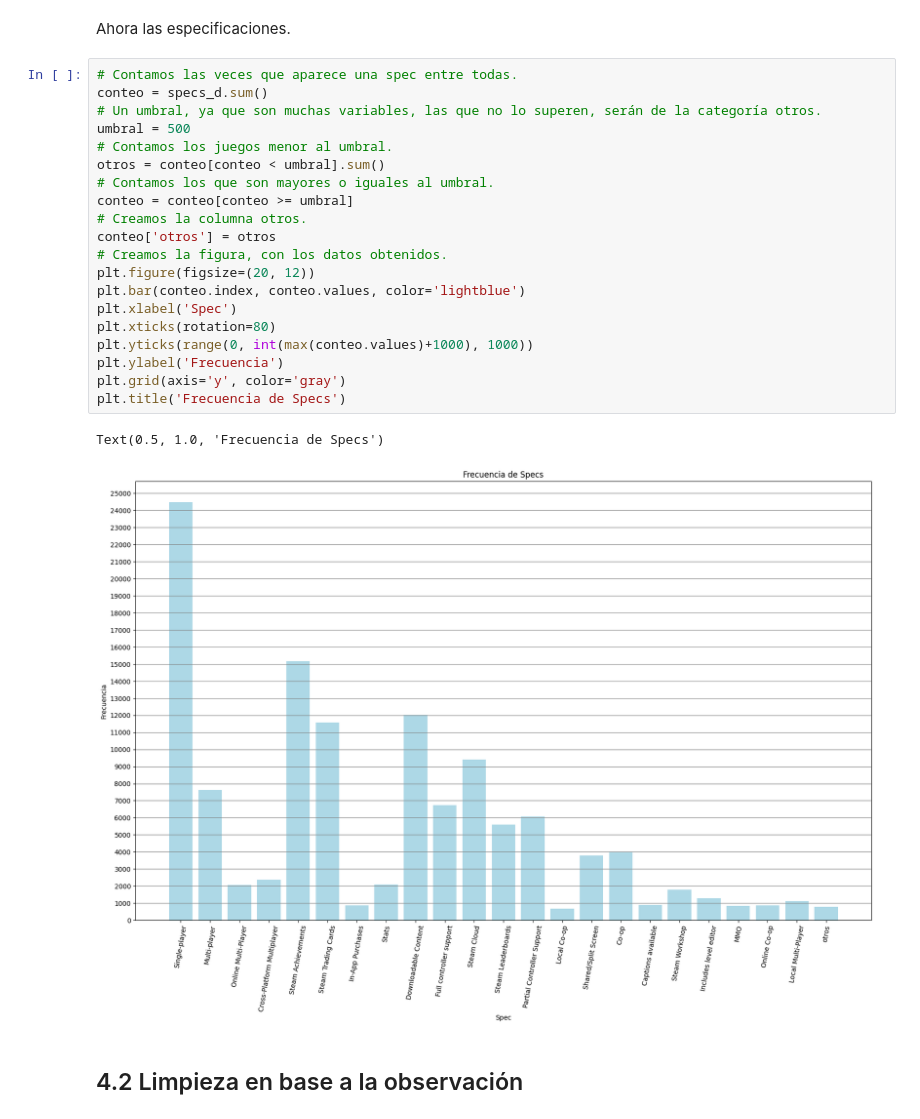
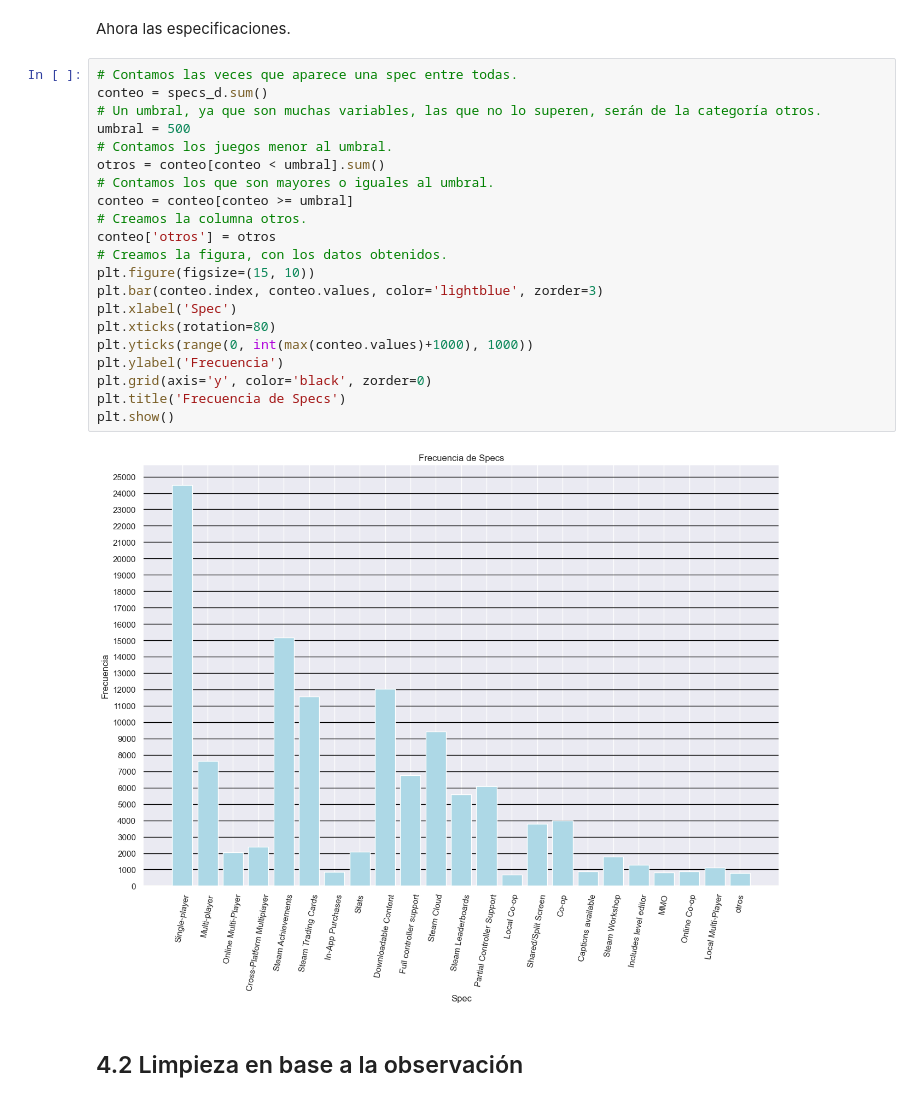
Before and after one commit to Aeregon-Sharks/Steam-ML-Ops, a Jupyter notebook: MachineLearning/EDA.ipynb, the cells around one changed output. Drawn from its saved outputs; the diff is of its cells as text.

```diff
--- a/MachineLearning/EDA.ipynb
+++ b/MachineLearning/EDA.ipynb
@@ -150,26 +142,26 @@ Ahora las especificaciones.
 # %%
 # Contamos las veces que aparece una spec entre todas.
 conteo = specs_d.sum()
 # Un umbral, ya que son muchas variables, las que no lo superen, serán de la categoría otros.
 umbral = 500
 # Contamos los juegos menor al umbral.
 otros = conteo[conteo < umbral].sum()
 # Contamos los que son mayores o iguales al umbral.
 conteo = conteo[conteo >= umbral]
 # Creamos la columna otros.
 conteo['otros'] = otros
 # Creamos la figura, con los datos obtenidos.
-plt.figure(figsize=(20, 12))
-plt.bar(conteo.index, conteo.values, color='lightblue')
+plt.figure(figsize=(15, 10))
+plt.bar(conteo.index, conteo.values, color='lightblue', zorder=3)
 plt.xlabel('Spec')
 plt.xticks(rotation=80)
 plt.yticks(range(0, int(max(conteo.values)+1000), 1000))
 plt.ylabel('Frecuencia')
-plt.grid(axis='y', color='gray')
+plt.grid(axis='y', color='black', zorder=0)
 plt.title('Frecuencia de Specs')
+plt.show()
 # %% [output]
-Text(0.5, 1.0, 'Frecuencia de Specs')
-[figure, old version]
+[figure, new version]
 # %% [markdown]
 ## 4.2 Limpieza en base a la observación
 # %% [markdown]
```
Also changed, not shown: parts of 93 cells of this notebook, 3 other files.
